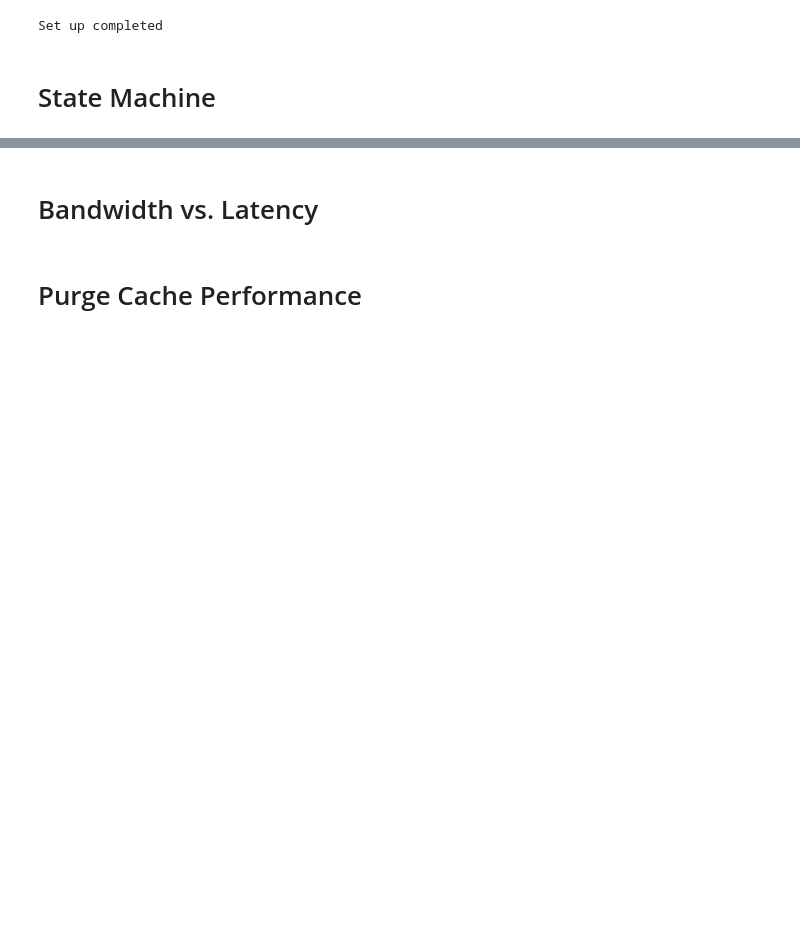
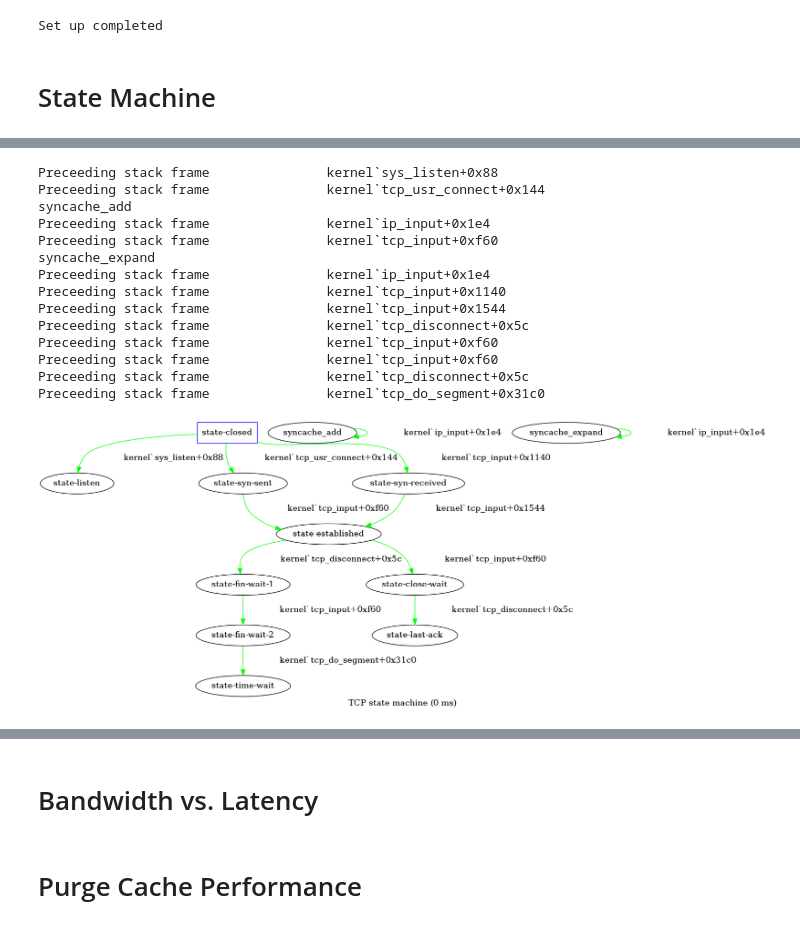
Before and after one commit to Michael137/os, a Jupyter notebook: l41-labs/lab3/lab3.ipynb, the cells around one changed output, grey strips where cells are left out. Cells and saved outputs as stored; diff of their text form; code cells hidden in the pictures; blank space fills up the shorter version.

Commit message:
draw state machine diagrams

```diff
--- a/l41-labs/lab3/lab3.ipynb
+++ b/l41-labs/lab3/lab3.ipynb
@@ -268,4 +308,7 @@ fbt::tcp_do_segment:entry
 # %%
+import pygraphviz as pgv
+from IPython.display import Image
+
 # TCP related utils
 def print_ascii_state_machine(out):
     for key,elem in out.iteritems():
@@ -283,6 +326,39 @@ def print_ascii_state_machine(out):
                 # Raw string - manually post-process
                 print("Preceeding stack frame {}".format(raw_value.split('\n')[1]))
         print("\n")
+
+def draw_state_machine(data, latency):
+    # Create state machine
+    g = pgv.AGraph(
+        label="TCP state machine ({} ms)".format(latency), strict=False, directed=True)
+
+    # Add edges
+    edges_to_add = []
+    for raw_value in data[latency]:
+        try:
+            value = json.loads(raw_value)
+            # JSON formatted string
+            if 'probefunc' in value:
+                print(value['probefunc'])
+                edges_to_add.append(value['probefunc'])
+                edges_to_add.append(value['probefunc'])
+            elif value['previous_tcp_state'] is not None and value['tcp_state'] is not None:
+                edges_to_add.append(value['previous_tcp_state'])
+                edges_to_add.append(value['tcp_state'])
+            else:
+                print("String malformatted missing previous_tcp_state of tcp_state fields")
+        except ValueError as e:
+            # Raw string - manually post-process
+            print("Preceeding stack frame {}".format(raw_value.split('\n')[1]))
+            g.add_edge(edges_to_add[0], edges_to_add[1], label=raw_value.split('\n')[1], color='green')
+            edges_to_add = []
+
+    closed_node = g.get_node("state-closed")
+    closed_node.attr['shape']='box'
+    closed_node.attr['color']='blue'
+
+    # Draw the state machine
+    return g
 # %%
 def process_segments(filename, extra = [], port = "source"):
     ENTRIES = []
@@ -491,0 +529,21 @@ Preceeding stack frame               kernel`tcp_disconnect+0x5c
+# %%
+out = pd.read_pickle("pkls/state_changes.pkl")
+
+g = draw_state_machine(out, 0)
+Image(g.draw(format='png', prog='dot'))
+# %% [output]
+Preceeding stack frame               kernel`sys_listen+0x88
+Preceeding stack frame               kernel`tcp_usr_connect+0x144
+syncache_add
+Preceeding stack frame               kernel`ip_input+0x1e4
+Preceeding stack frame               kernel`tcp_input+0xf60
+syncache_expand
+Preceeding stack frame               kernel`ip_input+0x1e4
+Preceeding stack frame               kernel`tcp_input+0x1140
+Preceeding stack frame               kernel`tcp_input+0x1544
+Preceeding stack frame               kernel`tcp_disconnect+0x5c
+Preceeding stack frame               kernel`tcp_input+0xf60
+Preceeding stack frame               kernel`tcp_input+0xf60
+Preceeding stack frame               kernel`tcp_disconnect+0x5c
+Preceeding stack frame               kernel`tcp_do_segment+0x31c0
+[figure, added]
```
Also changed, not shown: parts of 6 cells of this notebook.
